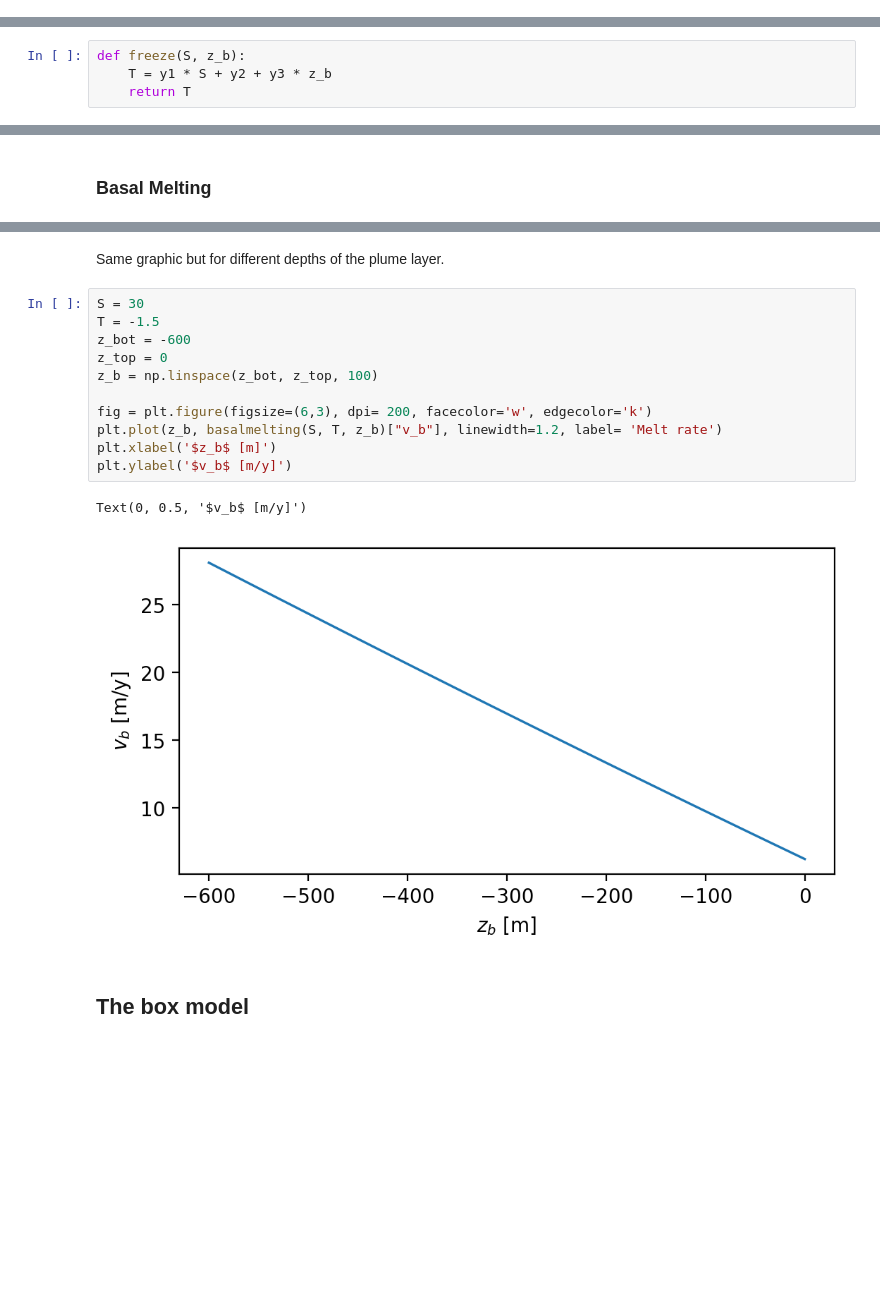
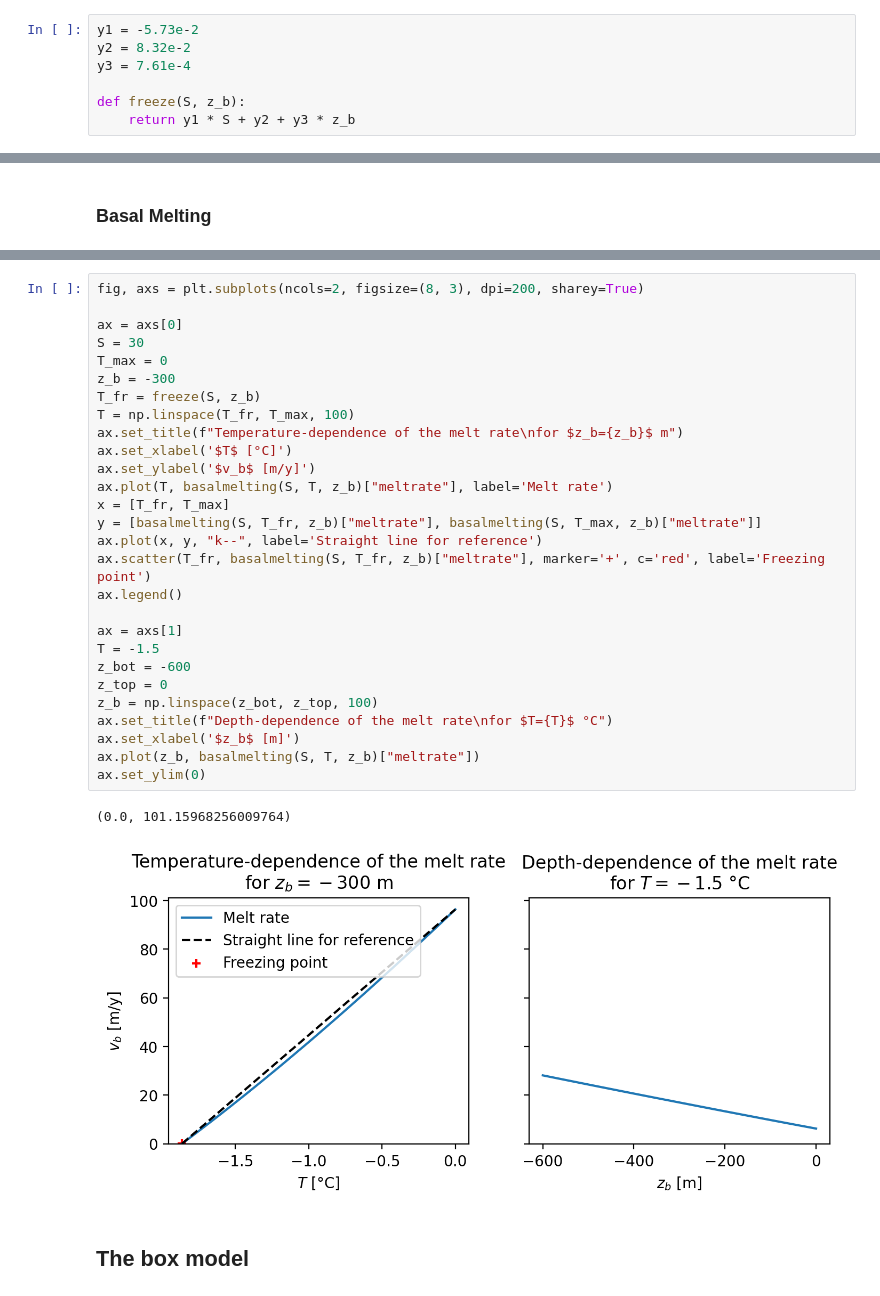
Before and after one commit to markusReinert/79NG-boxmodel, a Jupyter notebook: BoxModel.ipynb, the cells around one changed output, grey strips where cells are left out. Cells and saved outputs as stored; diff of their text form; blank space fills up the shorter version.

```diff
--- a/BoxModel.ipynb
+++ b/BoxModel.ipynb
@@ -27,0 +22,7 @@ E_0 = 3.6e-2 # Entrainment coefficient
+# %%
+y1 = -5.73e-2
+y2 = 8.32e-2
+y3 = 7.61e-4
+
+def freeze(S, z_b):
+    return y1 * S + y2 + y3 * z_b
@@ -49,4 +47,0 @@ A function for the freezing temperature is defined.
-# %%
-def freeze(S, z_b):
-    T = y1 * S + y2 + y3 * z_b
-    return T
@@ -117,19 +73,34 @@ plt.legend()
-# %% [markdown]
-Same graphic but for different depths of the plume layer.
-# %%
-S = 30
-T = -1.5
-z_bot = -600
-z_top = 0
-z_b = np.linspace(z_bot, z_top, 100)
-
-fig = plt.figure(figsize=(6,3), dpi= 200, facecolor='w', edgecolor='k')
-plt.plot(z_b, basalmelting(S, T, z_b)["v_b"], linewidth=1.2, label= 'Melt rate')
-plt.xlabel('$z_b$ [m]')
-plt.ylabel('$v_b$ [m/y]')
-# %% [output]
-Text(0, 0.5, '$v_b$ [m/y]')
-[figure, removed]
+# %%
+fig, axs = plt.subplots(ncols=2, figsize=(8, 3), dpi=200, sharey=True)
+
+ax = axs[0]
+S = 30
+T_max = 0
+z_b = -300
+T_fr = freeze(S, z_b)
+T = np.linspace(T_fr, T_max, 100)
+ax.set_title(f"Temperature-dependence of the melt rate\nfor $z_b={z_b}$ m")
+ax.set_xlabel('$T$ [°C]')
+ax.set_ylabel('$v_b$ [m/y]')
+ax.plot(T, basalmelting(S, T, z_b)["meltrate"], label='Melt rate')
+x = [T_fr, T_max]
+y = [basalmelting(S, T_fr, z_b)["meltrate"], basalmelting(S, T_max, z_b)["meltrate"]]
+ax.plot(x, y, "k--", label='Straight line for reference')
+ax.scatter(T_fr, basalmelting(S, T_fr, z_b)["meltrate"], marker='+', c='red', label='Freezing point')
+ax.legend()
+
+ax = axs[1]
+T = -1.5
+z_bot = -600
+z_top = 0
+z_b = np.linspace(z_bot, z_top, 100)
+ax.set_title(f"Depth-dependence of the melt rate\nfor $T={T}$ °C")
+ax.set_xlabel('$z_b$ [m]')
+ax.plot(z_b, basalmelting(S, T, z_b)["meltrate"])
+ax.set_ylim(0)
+# %% [output]
+(0.0, 101.15968256009764)
+[figure, added]
 # %% [markdown]
 ## The box model
 # %% [markdown]
```
Also changed, not shown: parts of 36 cells of this notebook.
